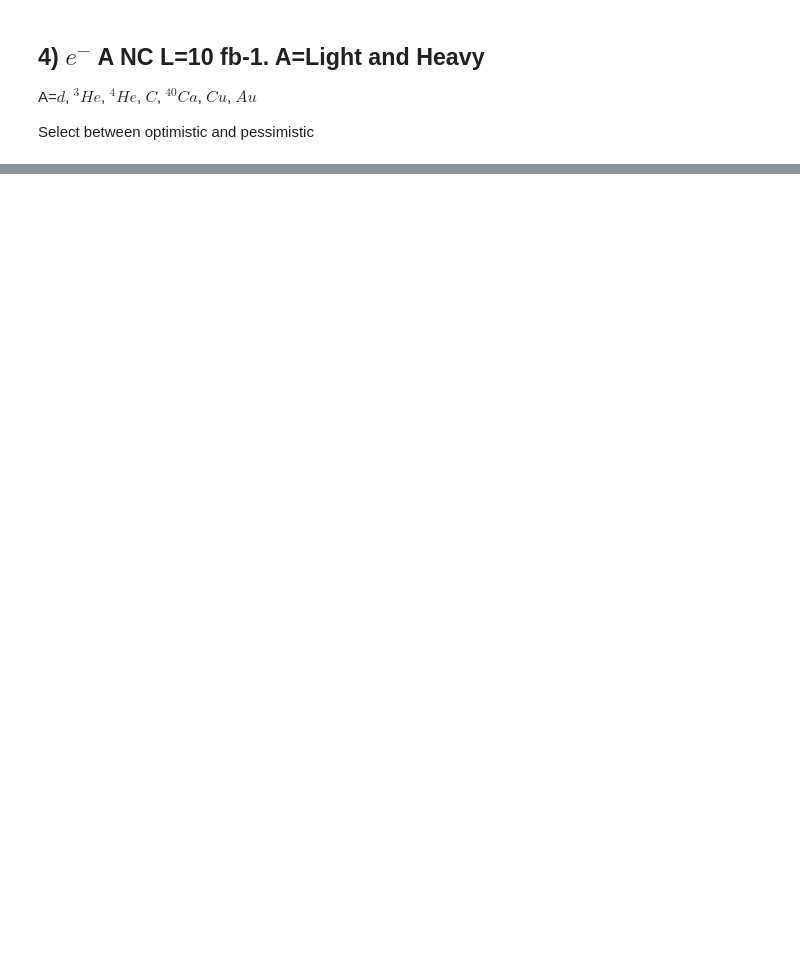
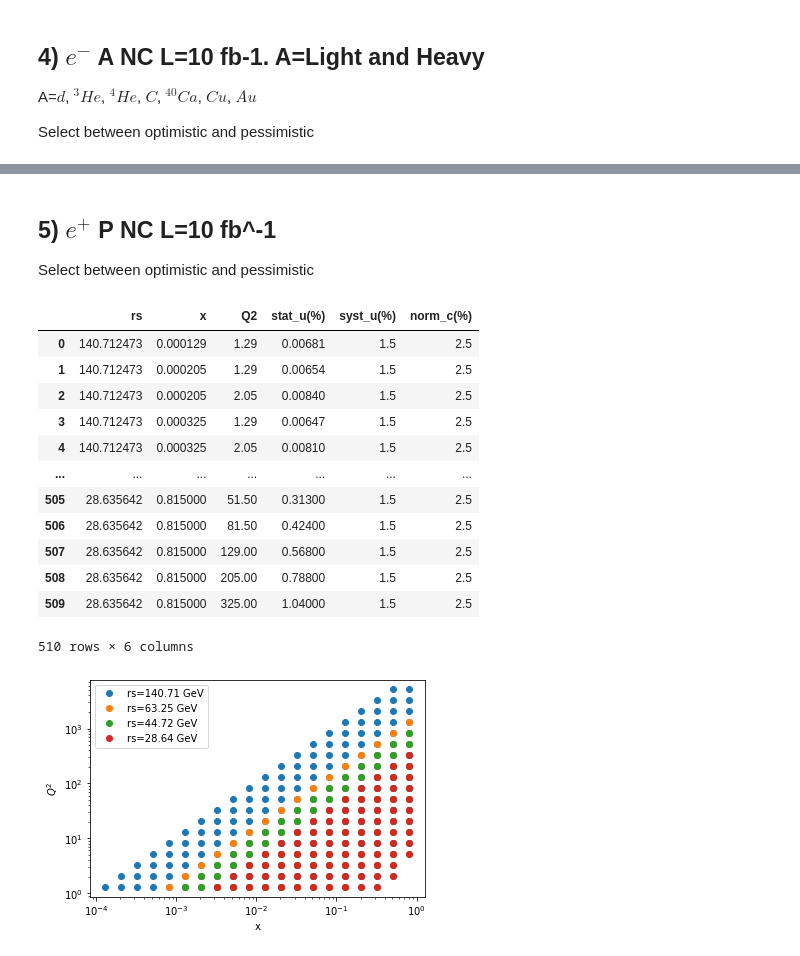
Before and after one commit to JeffersonLab/txgrids, a Jupyter notebook: expdata/workbook.ipynb, the cells around one changed output, grey strips where cells are left out. Cells and saved outputs as stored; diff of their text form; code cells hidden in the pictures; blank space fills up the shorter version.

```diff
--- a/expdata/workbook.ipynb
+++ b/expdata/workbook.ipynb
@@ -258,0 +260,63 @@ data
+# %% [markdown]
+## 5) $e^+$ P NC   L=10 fb^-1
+
+Select between optimistic and pessimistic
+# %%
+L=open('src/ep_NC_optimistic.dat').readlines()
+#L=open('src/ep_NC_pessimistic.dat').readlines()
+# %%
+L=[_.strip() for _  in L]
+L=[_ for _ in L if '-----' not in _  if _!='']
+H=L[0].split()
+I=[i for i in range(len(L)) if L[i].startswith('beam')]
+I.append(len(L))
+
+DATA={}
+for i in range(len(I)-1):
+    msg=L[I[i]]
+    tab=[[float(v) for v in _.split()] for _ in L[I[i]+1:I[i+1]]]
+    tab=np.transpose(tab)
+    data={}
+    El,Ep=[float(v) for v in msg.split(':')[1].split('x')]
+    data['rs']=np.sqrt(4*El*Ep)
+    data['x']=tab[0]
+    data['Q2']=tab[1]
+    data['stat_u(%)']=tab[4]
+    data['syst_u(%)']=tab[5]
+    data['norm_c(%)']=tab[6]
+    DATA[msg]=pd.DataFrame(data).query('Q2>1')
+data=pd.concat([DATA[msg] for msg in DATA.keys()], ignore_index=True)
+
+ax=py.subplot(111)
+for rs in data['rs'].unique():
+    d=data[data['rs']==rs]
+    ax.plot(d.x,d.Q2,ls='',marker='o',label='rs=%0.2f GeV'%rs)
+ax.semilogy()
+ax.semilogx()
+ax.legend()
+ax.set_xlabel('x')
+ax.set_ylabel('$Q^2$');
+
+
+#--store data
+#fname='NC-optimistic'
+#data.to_excel(fname+'.xlsx')
+#data.to_json(fname+'.json')
+
+#--print
+data
+# %% [output]
+|  | rs | x | Q2 | stat_u(%) | syst_u(%) | norm_c(%) |
+| 0 | 140.712473 | 0.000129 | 1.29 | 0.00681 | 1.5 | 2.5 |
+| 1 | 140.712473 | 0.000205 | 1.29 | 0.00654 | 1.5 | 2.5 |
+| 2 | 140.712473 | 0.000205 | 2.05 | 0.00840 | 1.5 | 2.5 |
+| 3 | 140.712473 | 0.000325 | 1.29 | 0.00647 | 1.5 | 2.5 |
+| 4 | 140.712473 | 0.000325 | 2.05 | 0.00810 | 1.5 | 2.5 |
+| ... | ... | ... | ... | ... | ... | ... |
+| 505 | 28.635642 | 0.815000 | 51.50 | 0.31300 | 1.5 | 2.5 |
+| 506 | 28.635642 | 0.815000 | 81.50 | 0.42400 | 1.5 | 2.5 |
+| 507 | 28.635642 | 0.815000 | 129.00 | 0.56800 | 1.5 | 2.5 |
+| 508 | 28.635642 | 0.815000 | 205.00 | 0.78800 | 1.5 | 2.5 |
+| 509 | 28.635642 | 0.815000 | 325.00 | 1.04000 | 1.5 | 2.5 |
+510 rows × 6 columns
+[figure, added]
```
Also changed, not shown: parts of 2 cells of this notebook, 1 other file.
